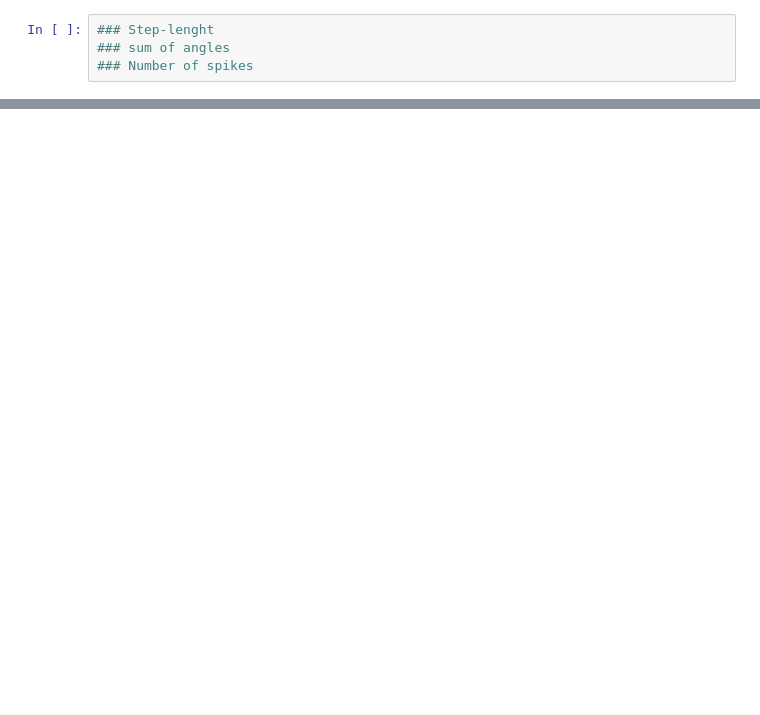
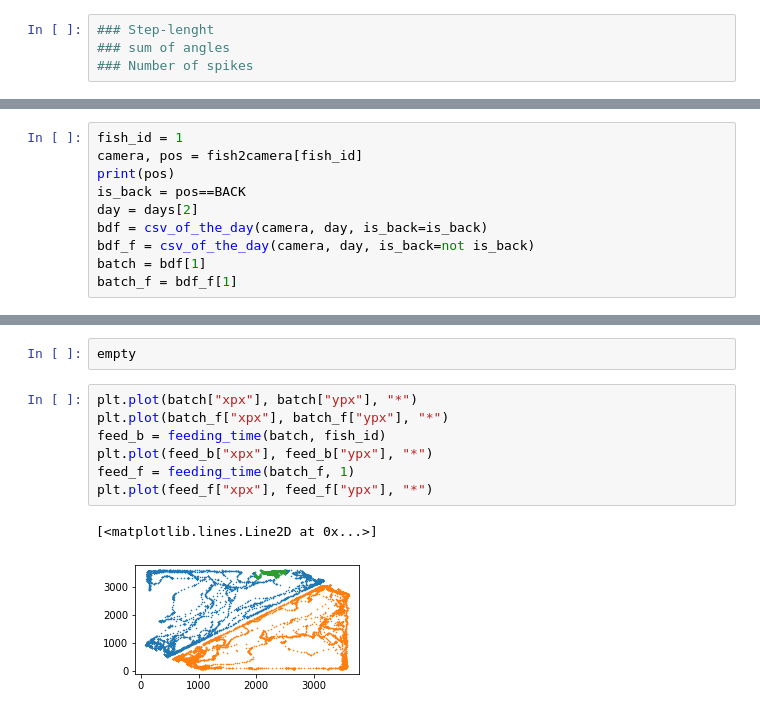
Before and after one commit to UlrikeScherer/Fish-Tracking-Visualization, a Jupyter notebook: Metrics.ipynb, the cells around one changed output, grey strips where cells are left out. Drawn from its saved outputs; the diff is of its cells as text; blank space fills up the shorter version.

```diff
--- a/Metrics.ipynb
+++ b/Metrics.ipynb
@@ -29,0 +29,10 @@ bdf = csv_of_the_day('23484201', days[25], is_back=False)
+# %%
+fish_id = 1
+camera, pos = fish2camera[fish_id]
+print(pos)
+is_back = pos==BACK
+day = days[2]
+bdf = csv_of_the_day(camera, day, is_back=is_back)
+bdf_f = csv_of_the_day(camera, day, is_back=not is_back)
+batch = bdf[1]
+batch_f = bdf_f[1]
@@ -29,0 +95,12 @@ bdf = csv_of_the_day('23484201', days[25], is_back=False)
+# %%
+empty
+# %%
+plt.plot(batch["xpx"], batch["ypx"], "*")
+plt.plot(batch_f["xpx"], batch_f["ypx"], "*")
+feed_b = feeding_time(batch, fish_id)
+plt.plot(feed_b["xpx"], feed_b["ypx"], "*")
+feed_f = feeding_time(batch_f, 1)
+plt.plot(feed_f["xpx"], feed_f["ypx"], "*")
+# %% [output]
+[<matplotlib.lines.Line2D at 0x...>]
+[figure, added]
```
Also changed, not shown: parts of 16 cells of this notebook, 8 other files.
